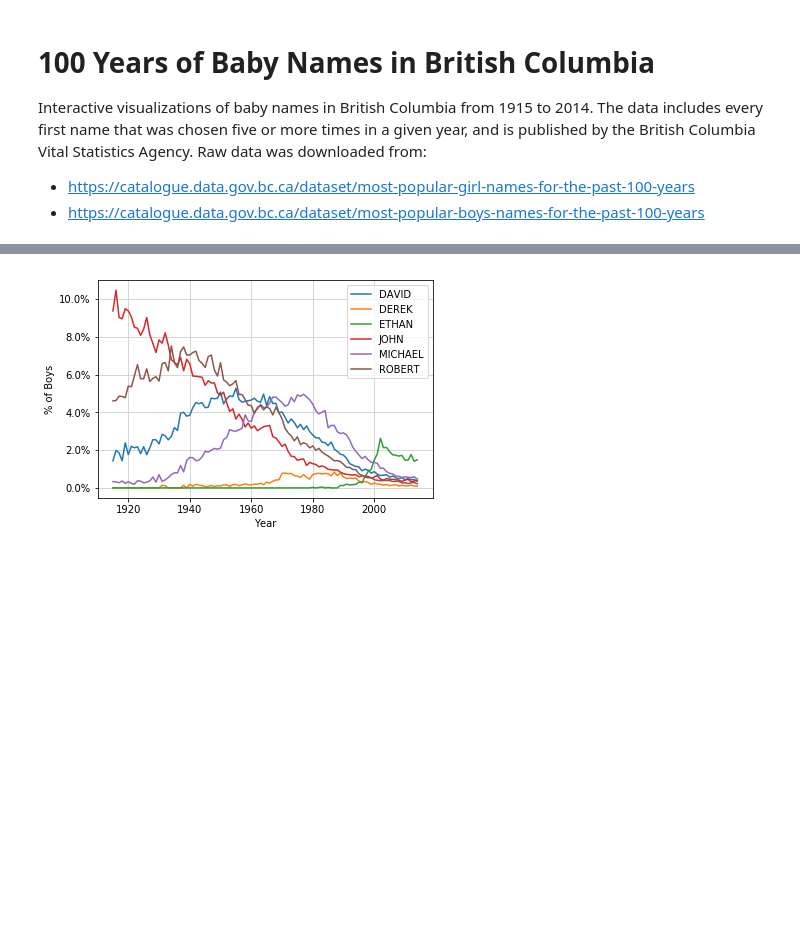
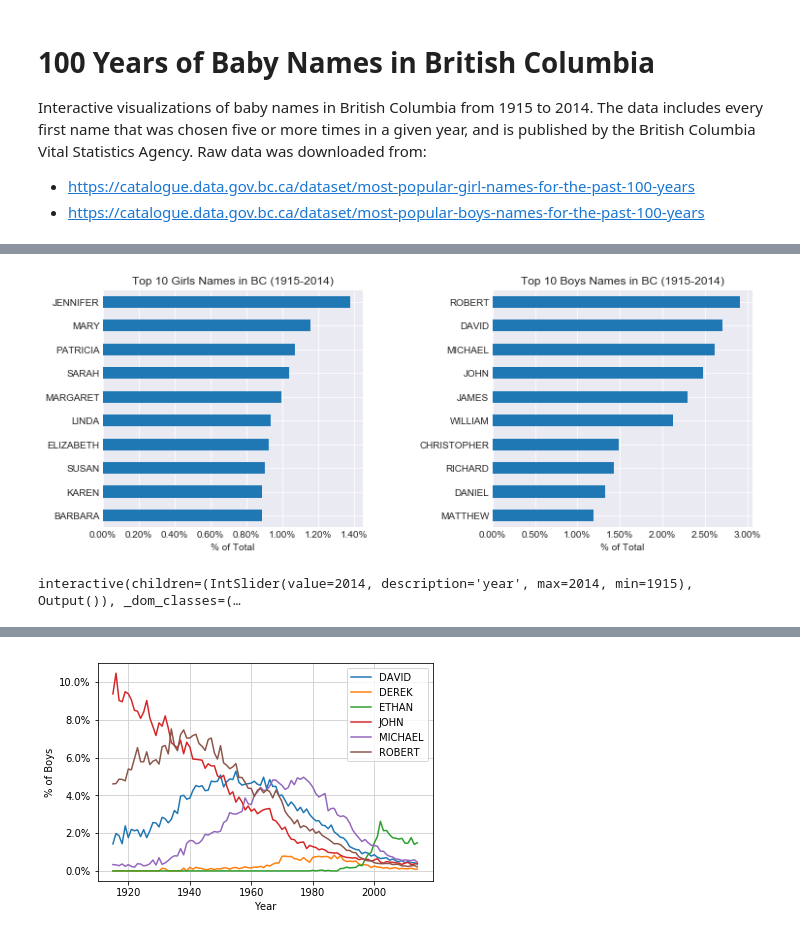
Before and after one commit to jenfly/bc-baby-names, a Jupyter notebook: Baby Names.ipynb, the cells around one changed output, grey strips where cells are left out. Cells and saved outputs as stored; diff of their text form; code cells hidden in the pictures; blank space fills up the shorter version.

```diff
--- a/Baby Names.ipynb
+++ b/Baby Names.ipynb
@@ -41,0 +105,8 @@ data[data.index.isin(['JENNIFER', 'JOHN', 'JORDAN', 'MORGAN']) & (data['Year'] =
+# %%
+def percent_ticks(axis='y', ax=None):
+    if ax is None:
+        ax = plt.gca()
+    if axis == 'y':
+        ax.yaxis.set_major_formatter(PercentFormatter())
+    else:
+        ax.xaxis.set_major_formatter(PercentFormatter())
@@ -41,0 +116,34 @@ data[data.index.isin(['JENNIFER', 'JOHN', 'JORDAN', 'MORGAN']) & (data['Year'] =
+# %%
+def get_top_names(df, metric='Girls Count', ntop=10):
+    return df[metric].sort_values(ascending=False).head(ntop)
+# %%
+def plot_top_names(df, years_label='', ntop=10, metrics=['% of Girls', '% of Boys'],
+                   xlabel='% of Total', figsize=(12, 4.5)):
+    fig, axes = plt.subplots(1, len(metrics), figsize=figsize)
+    plt.subplots_adjust(wspace=0.5)
+    for metric, ax in zip(metrics, axes):
+        plt.sca(ax)
+        top_names = get_top_names(df, metric=metric, ntop=ntop)
+        top_names.plot.barh(ax=ax, color='C0')
+        plt.gca().invert_yaxis()
+        title = f'Top {ntop} {metric} Names in BC ({years_label})'.replace(' Count','').replace('% of ', '')
+        plt.title(title)
+        plt.ylabel('')
+        plt.xlabel(xlabel)
+        if '%' in xlabel:
+            percent_ticks(axis='x')
+# %%
+ntop = 10
+yrmin, yrmax = data['Year'].min(), data['Year'].max()
+years_label = f'{yrmin}-{yrmax}'
+plot_top_names(grand_totals, years_label=years_label, ntop=ntop)
+plt.savefig('scratch/grand_totals_top10.png')
+# %% [output]
+[figure, added]
+# %%
+@interact(data=fixed(data), year=(1915, 2014), ntop=fixed(ntop))
+def yearly_top_names(data, year=2014, ntop=10):
+    df = extract_year(data, year)
+    plot_top_names(df, years_label=f'{year}', ntop=ntop)
+# %% [output]
+interactive(children=(IntSlider(value=2014, description='year', max=2014, min=1915), Output()), _dom_classes=(…
```
Also changed, not shown: parts of 17 cells of this notebook.
